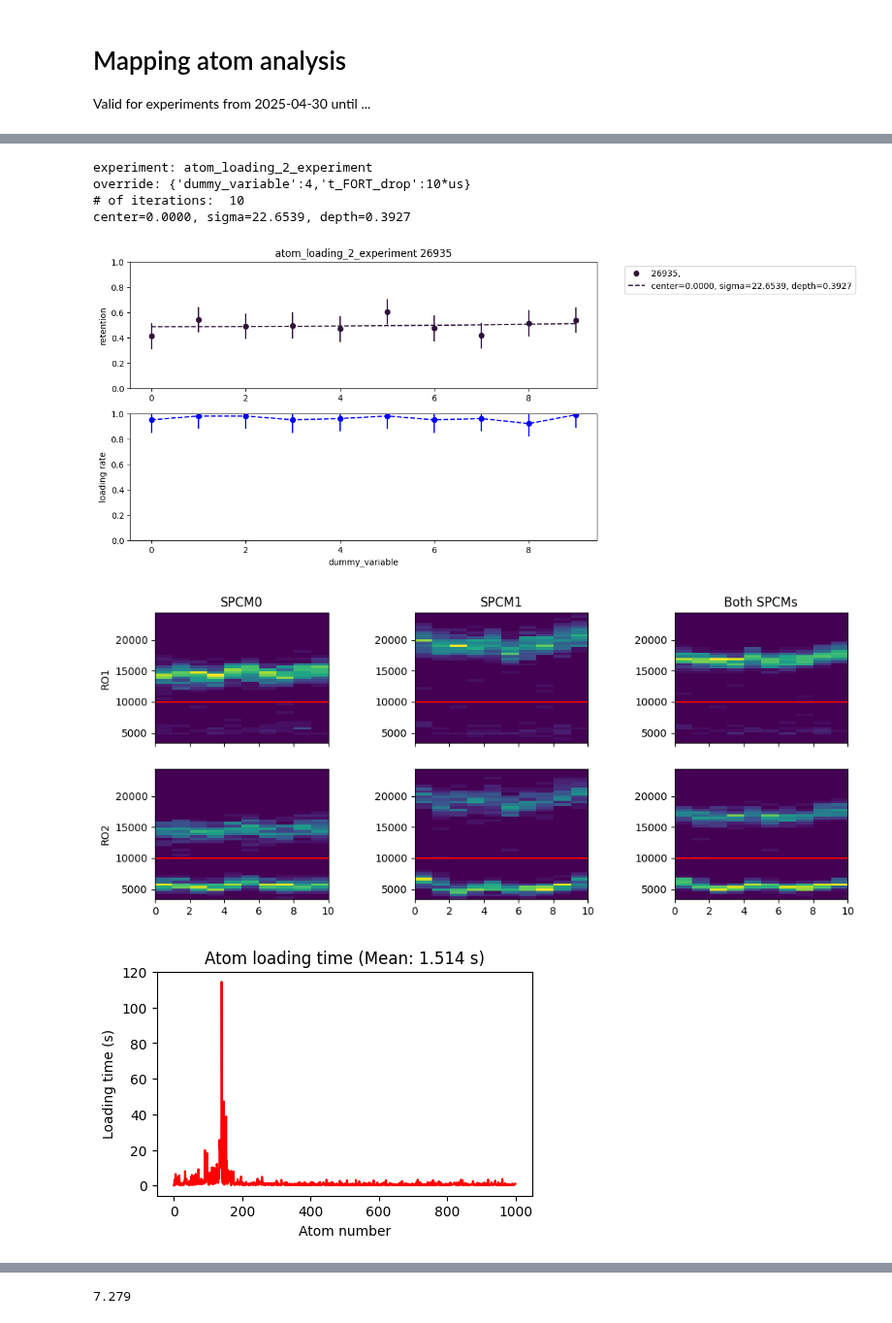
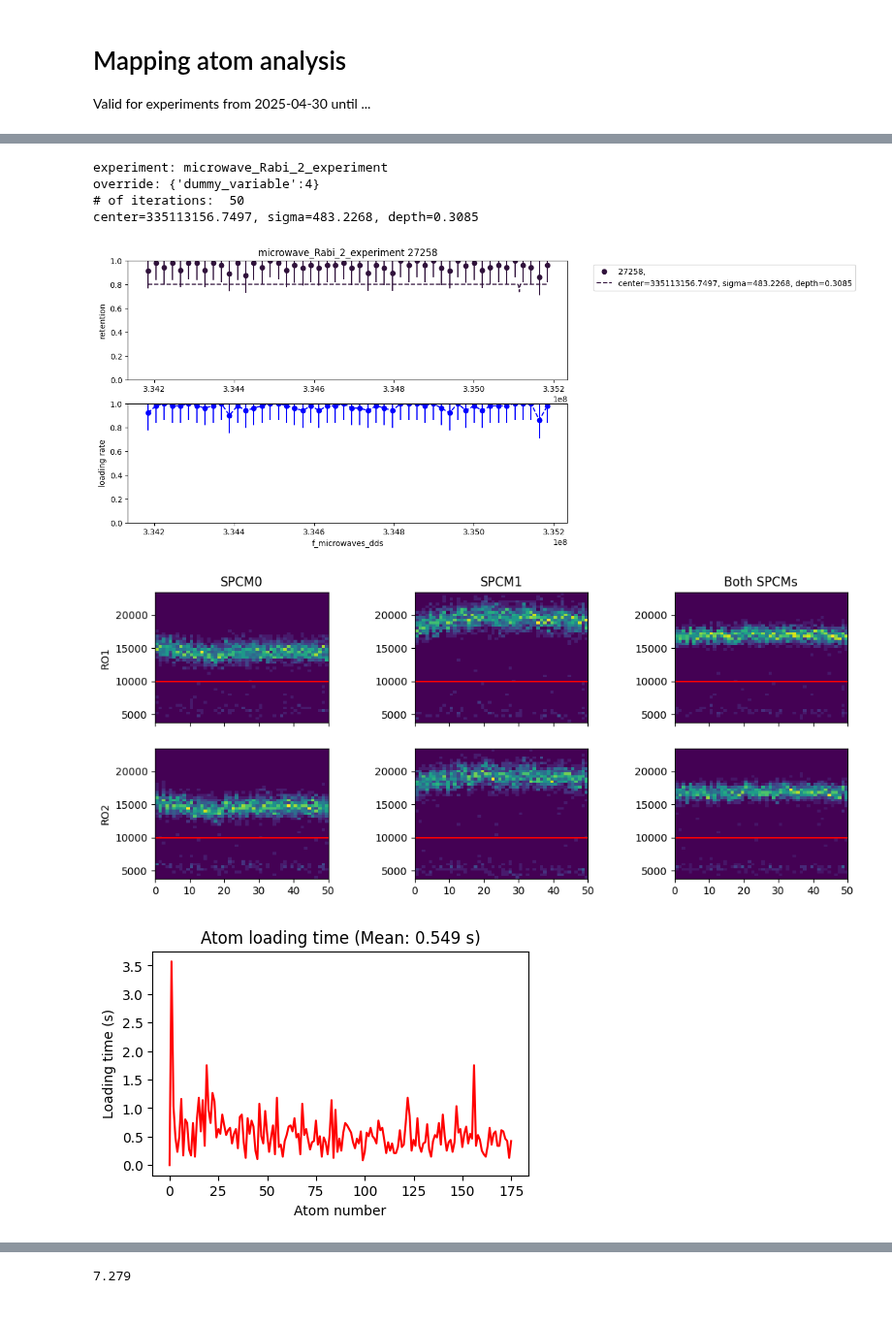
Before and after one commit to QuantumQuadrate/qn_artiq_routines, a Jupyter notebook: Analysis/Tomography analysis/microwave_tests_analysis_2025.ipynb, the cells around one changed output, grey strips where cells are left out. Shown at 97% size. Saved outputs shown, nothing was run; the diff lists cells and outputs as text; code cells hidden in the pictures.

```diff
--- a/Analysis/Tomography analysis/microwave_tests_analysis_2025.ipynb
+++ b/Analysis/Tomography analysis/microwave_tests_analysis_2025.ipynb
@@ -2,7 +2,7 @@
 # Mapping atom analysis
 Valid for experiments from 2025-04-30 until ...
 # %%
-date_filters = ["2025-06-05"]
+date_filters = ["2025-06-06"]
 
 from matplotlib import pyplot as plt
 import matplotlib as mpl
@@ -72,7 +72,7 @@ file 68 (C:\Networking Experiment\artiq codes\artiq-master\results\2025-06-05\12
 # %%
 ### the file(s) to analyze:
 file_indices = {
-    68:'',
+    210:'',
     # 10:'',
     # 12:'',
     # 191:'',
@@ -335,37 +335,37 @@ if showhist:
     ax5.set_aspect('auto')
 
     ### Plot for BothSPCMs RO2 in the 2nd row, 3rd column
     cax6 = ax6.imshow(np.array(BothSPCMs_RO2_hists[0]).transpose(), origin='lower', extent=[0, iterations, histMin, histMax])
     ax6.axhline(cutoff2 / t_SPCM_first_shot, color='red')
     ax6.set_aspect('auto')
 
     plt.subplots_adjust(hspace=0.2, wspace=0.5)
 plt.show()
 
 #######  Atom loading time plot
 ## We can slice the array to separate iterations later, if we want.
 mean_loading_time = np.mean(Atom_loading_time)
 plt.figure(figsize=(5, 3))
 plt.plot(Atom_loading_time, 'r-')
 
 plt.xlabel("Atom number")
 plt.ylabel("Loading time (s)")
 plt.title(f"Atom loading time (Mean: {mean_loading_time:.3f} s)")
 plt.show()
 
 plt.figure(figsize=(5, 3))
 plt.hist(Atom_loading_time, bins=100, edgecolor='black', alpha=0.7)
 # plt.plot(Atom_loading_time, 'r-')
 
 plt.xlabel("Atom loading time")
 plt.ylabel("occurance")
 plt.title(f"Atom loading time (Mean: {mean_loading_time:.3f} s)")
 plt.show()
 # %% [output]
-experiment: atom_loading_2_experiment
-override: {'dummy_variable':4,'t_FORT_drop':10*us}
-# of iterations:  10
-center=0.0000, sigma=22.6539, depth=0.3927
+experiment: microwave_Rabi_2_experiment
+override: {'dummy_variable':4}
+# of iterations:  50
+center=335113156.7497, sigma=483.2268, depth=0.3085
-[figure, old version]
+[figure, new version]
-[figure, old version]
+[figure, new version]
-[figure, old version]
+[figure, new version]
```
Also changed, not shown: parts of 2 cells of this notebook, 1 other file.
